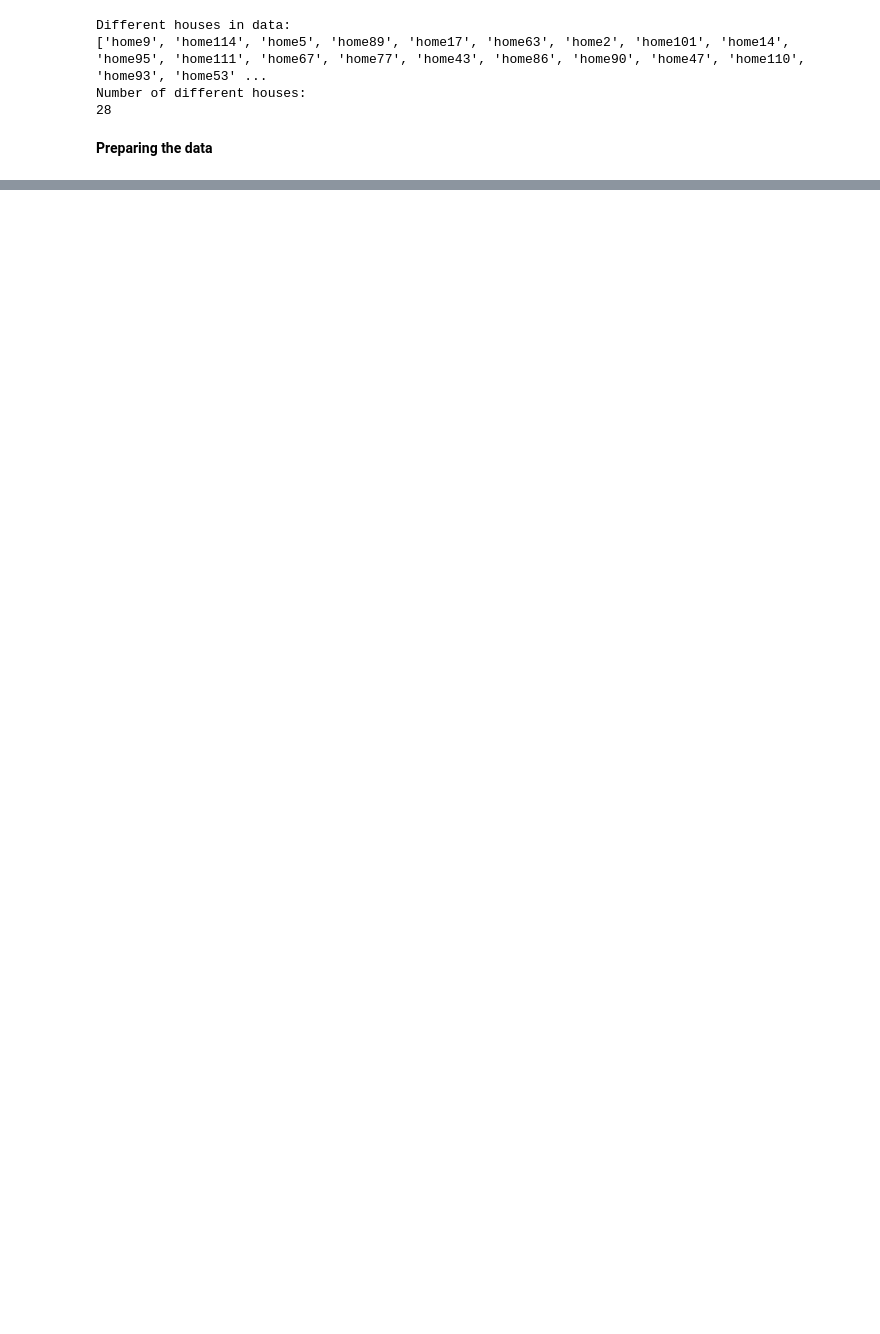
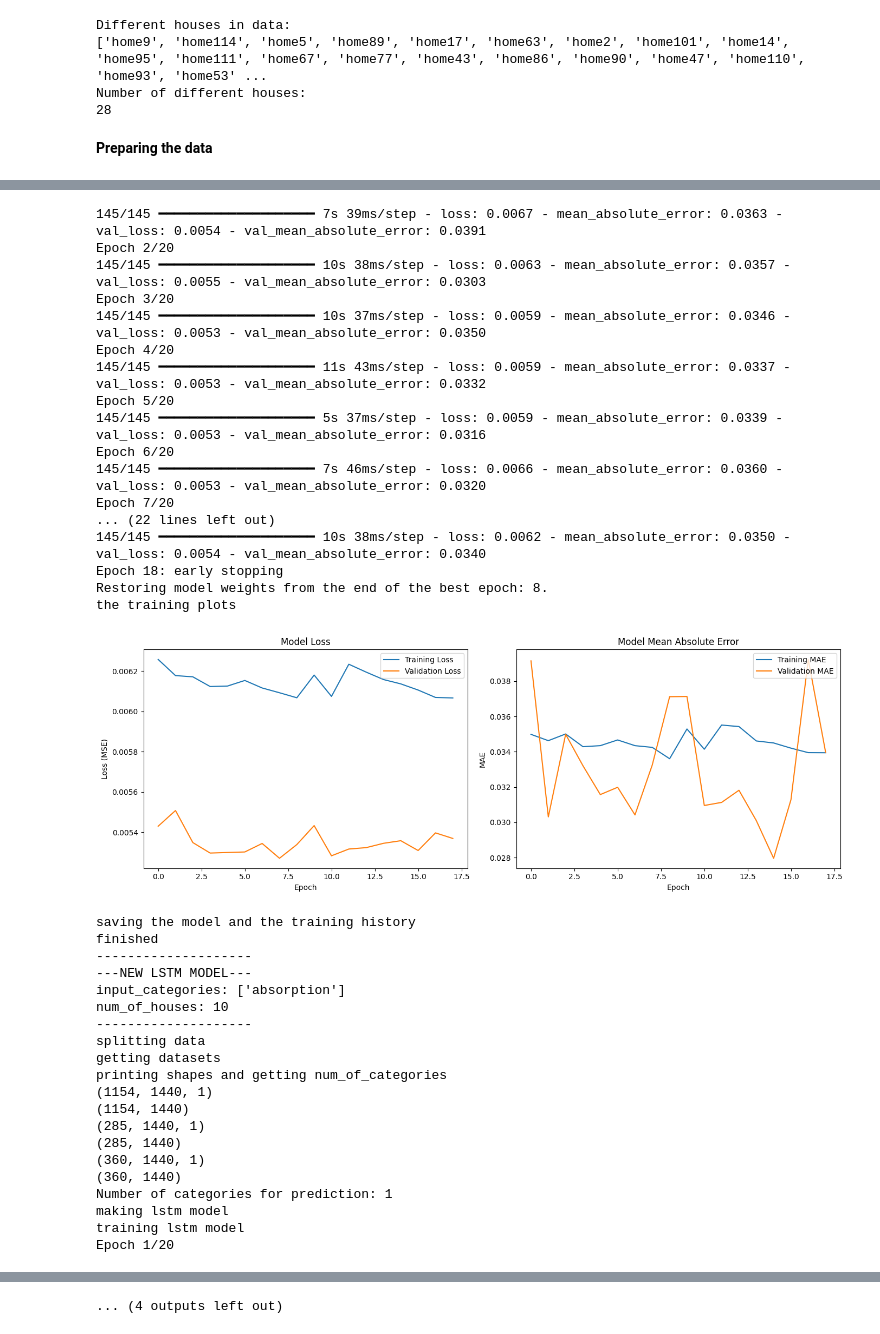
Before and after one commit to GeorgiosKalaras/boilers, a Jupyter notebook: code/lstm_processing_data.ipynb, the cells around one changed output, grey strips where cells are left out. Cells and saved outputs as stored; diff of their text form; code cells hidden in the pictures; blank space fills up the shorter version.

```diff
--- a/code/lstm_processing_data.ipynb
+++ b/code/lstm_processing_data.ipynb
@@ -135,6 +135,8 @@ num_of_houses = 3
 #num_of_houses = len(houses)
 # %%
-input_train, target_train = input_target_split(train_data, input_categories, num_of_houses)
-input_val, target_val = input_target_split(val_data, input_categories, num_of_houses)
-input_test, target_test = input_target_split(test_data, input_categories, num_of_houses)
+def get_split_data(train_data, val_data, test_data, input_categories, num_of_houses):
+    input_train, target_train = input_target_split(train_data, input_categories, num_of_houses)
+    input_val, target_val = input_target_split(val_data, input_categories, num_of_houses)
+    input_test, target_test = input_target_split(test_data, input_categories, num_of_houses)
+    return input_train, target_train, input_val, target_val, input_test, target_test
 # %%
@@ -277,0 +445,11 @@ print(test_predictions.shape)
+# %%
+for input_category in prediction_categories:
+    input_categories = [input_category]
+    for num_of_houses in [10]:
+        print("---NEW LSTM MODEL---")
+        print("input_categories: "+str(input_categories))
+        print("num_of_houses: "+str(num_of_houses))
+        print("--------------------")
+        lstm_model_complete(train_data, val_data, test_data, input_categories, num_of_houses)
+        print("--------------------")
+# %% [output]
@@ -277,0 +473,38 @@ print(test_predictions.shape)
+145/145 ━━━━━━━━━━━━━━━━━━━━ 7s 39ms/step - loss: 0.0067 - mean_absolute_error: 0.0363 - val_loss: 0.0054 - val_mean_absolute_error: 0.0391
+Epoch 2/20
+145/145 ━━━━━━━━━━━━━━━━━━━━ 10s 38ms/step - loss: 0.0063 - mean_absolute_error: 0.0357 - val_loss: 0.0055 - val_mean_absolute_error: 0.0303
+Epoch 3/20
+145/145 ━━━━━━━━━━━━━━━━━━━━ 10s 37ms/step - loss: 0.0059 - mean_absolute_error: 0.0346 - val_loss: 0.0053 - val_mean_absolute_error: 0.0350
+Epoch 4/20
+145/145 ━━━━━━━━━━━━━━━━━━━━ 11s 43ms/step - loss: 0.0059 - mean_absolute_error: 0.0337 - val_loss: 0.0053 - val_mean_absolute_error: 0.0332
+Epoch 5/20
+145/145 ━━━━━━━━━━━━━━━━━━━━ 5s 37ms/step - loss: 0.0059 - mean_absolute_error: 0.0339 - val_loss: 0.0053 - val_mean_absolute_error: 0.0316
+Epoch 6/20
+145/145 ━━━━━━━━━━━━━━━━━━━━ 7s 46ms/step - loss: 0.0066 - mean_absolute_error: 0.0360 - val_loss: 0.0053 - val_mean_absolute_error: 0.0320
+Epoch 7/20
+... (22 lines left out)
+145/145 ━━━━━━━━━━━━━━━━━━━━ 10s 38ms/step - loss: 0.0062 - mean_absolute_error: 0.0350 - val_loss: 0.0054 - val_mean_absolute_error: 0.0340
+Epoch 18: early stopping
+Restoring model weights from the end of the best epoch: 8.
+the training plots
+[figure, added]
+saving the model and the training history
+finished
+--------------------
+---NEW LSTM MODEL---
+input_categories: ['absorption']
+num_of_houses: 10
+--------------------
+splitting data
+getting datasets
+printing shapes and getting num_of_categories
+(1154, 1440, 1)
+(1154, 1440)
+(285, 1440, 1)
+(285, 1440)
+(360, 1440, 1)
+(360, 1440)
+Number of categories for prediction: 1
+making lstm model
+training lstm model
+Epoch 1/20
@@ -277,0 +605 @@ print(test_predictions.shape)
+... (4 outputs left out)
```
Also changed, not shown: parts of 15 cells of this notebook, 2 other files.
